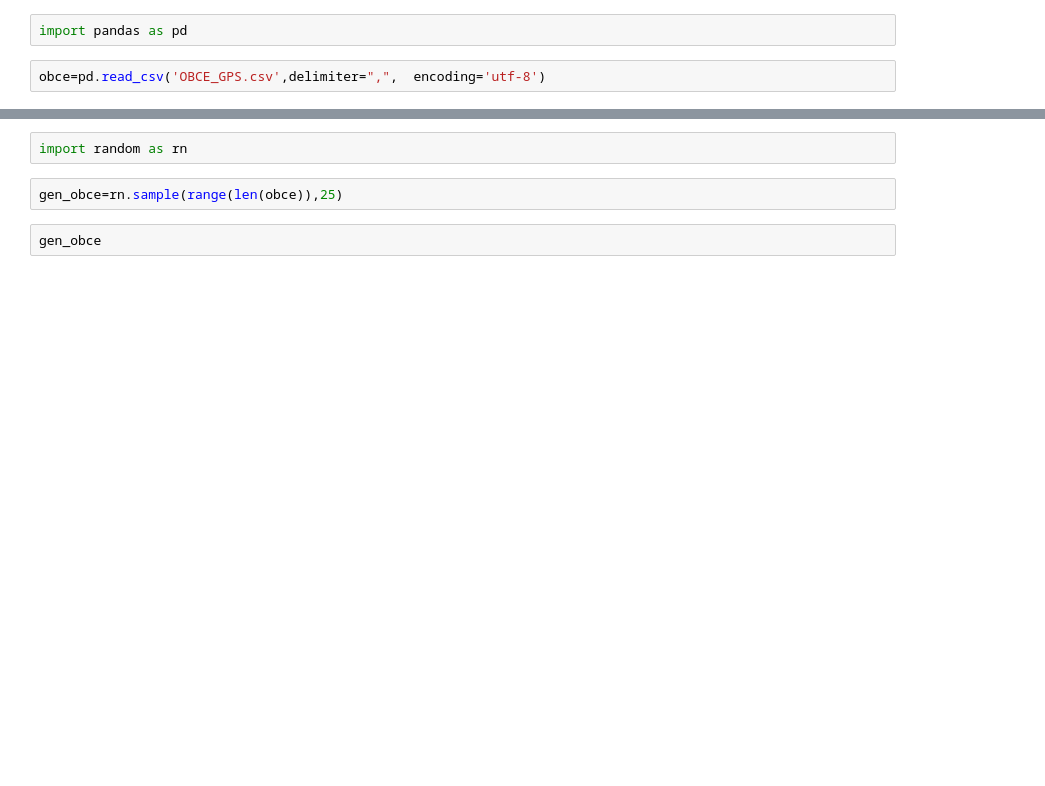
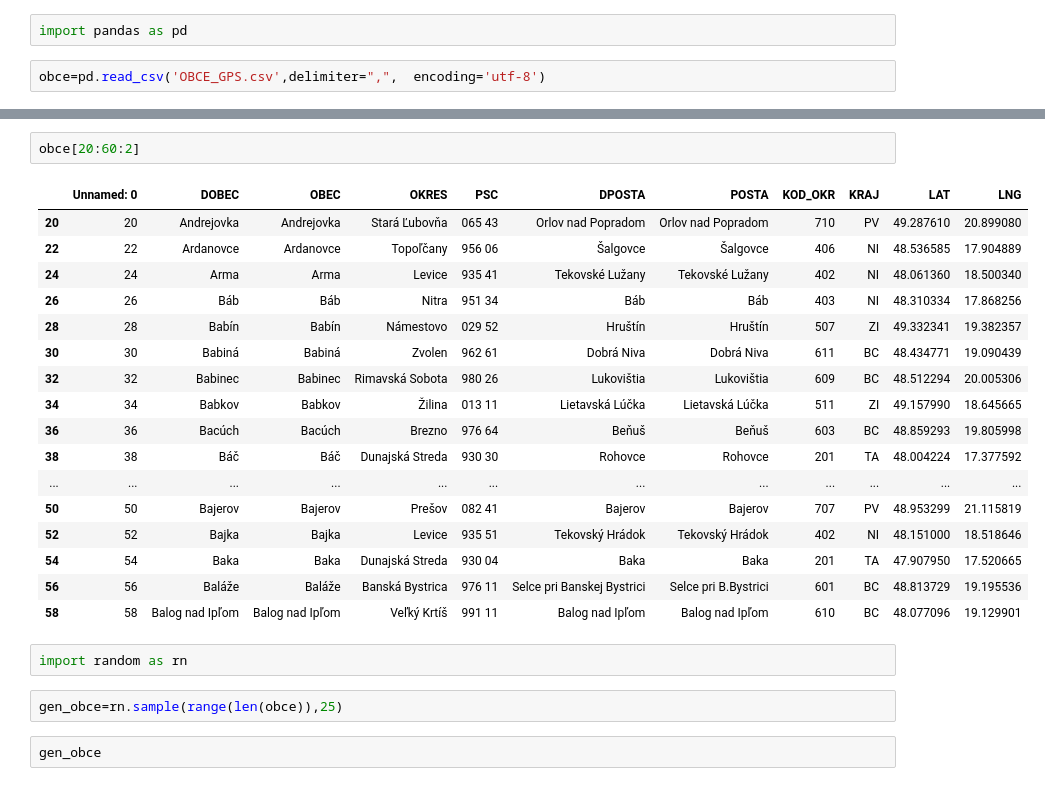
Before and after one commit to kurina/PANDAS, a Jupyter notebook: GPStest.ipynb, the cells around one changed output, grey strips where cells are left out. Drawn from its saved outputs; the diff is of its cells as text; blank space fills up the shorter version.

```diff
--- a/GPStest.ipynb
+++ b/GPStest.ipynb
@@ -26,3 +5,23 @@ obce
+# %%
+obce[20:60:2]
+# %% [output]
+|  | Unnamed: 0 | DOBEC | OBEC | OKRES | PSC | DPOSTA | POSTA | KOD_OKR | KRAJ | LAT | LNG |
+| 20 | 20 | Andrejovka | Andrejovka | Stará Ľubovňa | 065 43 | Orlov nad Popradom | Orlov nad Popradom | 710 | PV | 49.287610 | 20.899080 |
+| 22 | 22 | Ardanovce | Ardanovce | Topoľčany | 956 06 | Šalgovce | Šalgovce | 406 | NI | 48.536585 | 17.904889 |
+| 24 | 24 | Arma | Arma | Levice | 935 41 | Tekovské Lužany | Tekovské Lužany | 402 | NI | 48.061360 | 18.500340 |
+| 26 | 26 | Báb | Báb | Nitra | 951 34 | Báb | Báb | 403 | NI | 48.310334 | 17.868256 |
+| 28 | 28 | Babín | Babín | Námestovo | 029 52 | Hruštín | Hruštín | 507 | ZI | 49.332341 | 19.382357 |
+| 30 | 30 | Babiná | Babiná | Zvolen | 962 61 | Dobrá Niva | Dobrá Niva | 611 | BC | 48.434771 | 19.090439 |
+| 32 | 32 | Babinec | Babinec | Rimavská Sobota | 980 26 | Lukovištia | Lukovištia | 609 | BC | 48.512294 | 20.005306 |
+| 34 | 34 | Babkov | Babkov | Žilina | 013 11 | Lietavská Lúčka | Lietavská Lúčka | 511 | ZI | 49.157990 | 18.645665 |
+| 36 | 36 | Bacúch | Bacúch | Brezno | 976 64 | Beňuš | Beňuš | 603 | BC | 48.859293 | 19.805998 |
+| 38 | 38 | Báč | Báč | Dunajská Streda | 930 30 | Rohovce | Rohovce | 201 | TA | 48.004224 | 17.377592 |
+| ... | ... | ... | ... | ... | ... | ... | ... | ... | ... | ... | ... |
+| 50 | 50 | Bajerov | Bajerov | Prešov | 082 41 | Bajerov | Bajerov | 707 | PV | 48.953299 | 21.115819 |
+| 52 | 52 | Bajka | Bajka | Levice | 935 51 | Tekovský Hrádok | Tekovský Hrádok | 402 | NI | 48.151000 | 18.518646 |
+| 54 | 54 | Baka | Baka | Dunajská Streda | 930 04 | Baka | Baka | 201 | TA | 47.907950 | 17.520665 |
+| 56 | 56 | Baláže | Baláže | Banská Bystrica | 976 11 | Selce pri Banskej Bystrici | Selce pri B.Bystrici | 601 | BC | 48.813729 | 19.195536 |
+| 58 | 58 | Balog nad Ipľom | Balog nad Ipľom | Veľký Krtíš | 991 11 | Balog nad Ipľom | Balog nad Ipľom | 610 | BC | 48.077096 | 19.129901 |
 # %%
 import random as rn
 # %%
```
Also changed, not shown: parts of 9 cells of this notebook.
